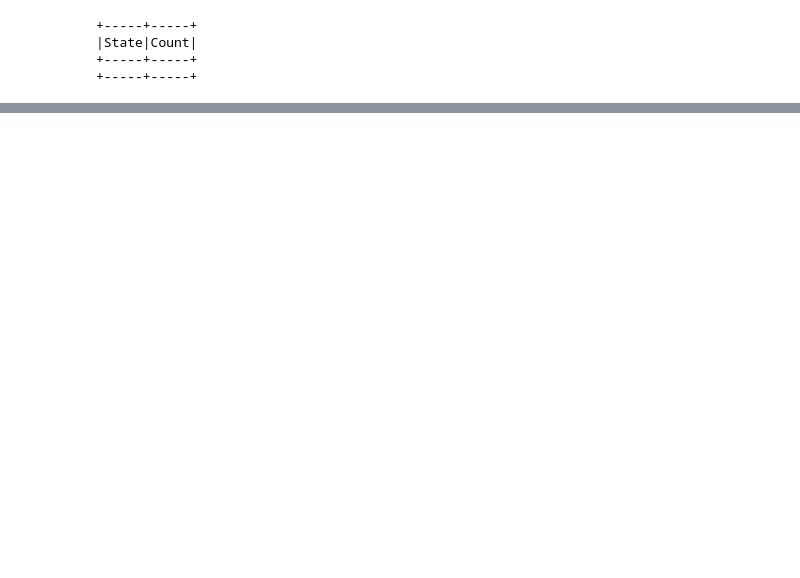
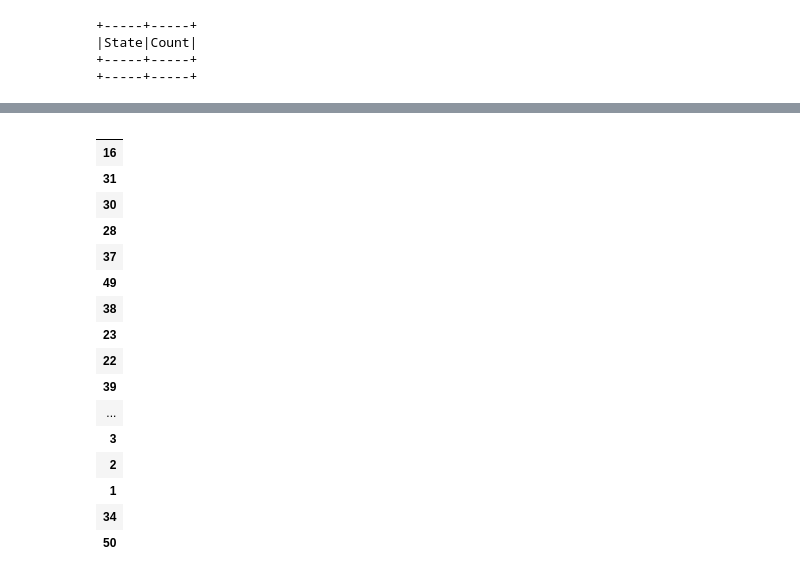
Before and after one commit to andrewargaez1/Covid-cause-and-effect, a Jupyter notebook: Untitled.ipynb, the cells around one changed output, grey strips where cells are left out. Cells and saved outputs as stored; diff of their text form; code cells hidden in the pictures; blank space fills up the shorter version.

```diff
--- a/Untitled.ipynb
+++ b/Untitled.ipynb
@@ -159,0 +131,21 @@ new_df1
+# %%
+party_group=new_df2.sort_values(by='party')
+party_group.filter(party_group['party']=='democrat')
+# %% [output]
+|  |
+| 16 |
+| 31 |
+| 30 |
+| 28 |
+| 37 |
+| 49 |
+| 38 |
+| 23 |
+| 22 |
+| 39 |
+| ... |
+| 3 |
+| 2 |
+| 1 |
+| 34 |
+| 50 |
```
Also changed, not shown: parts of 15 cells of this notebook.
